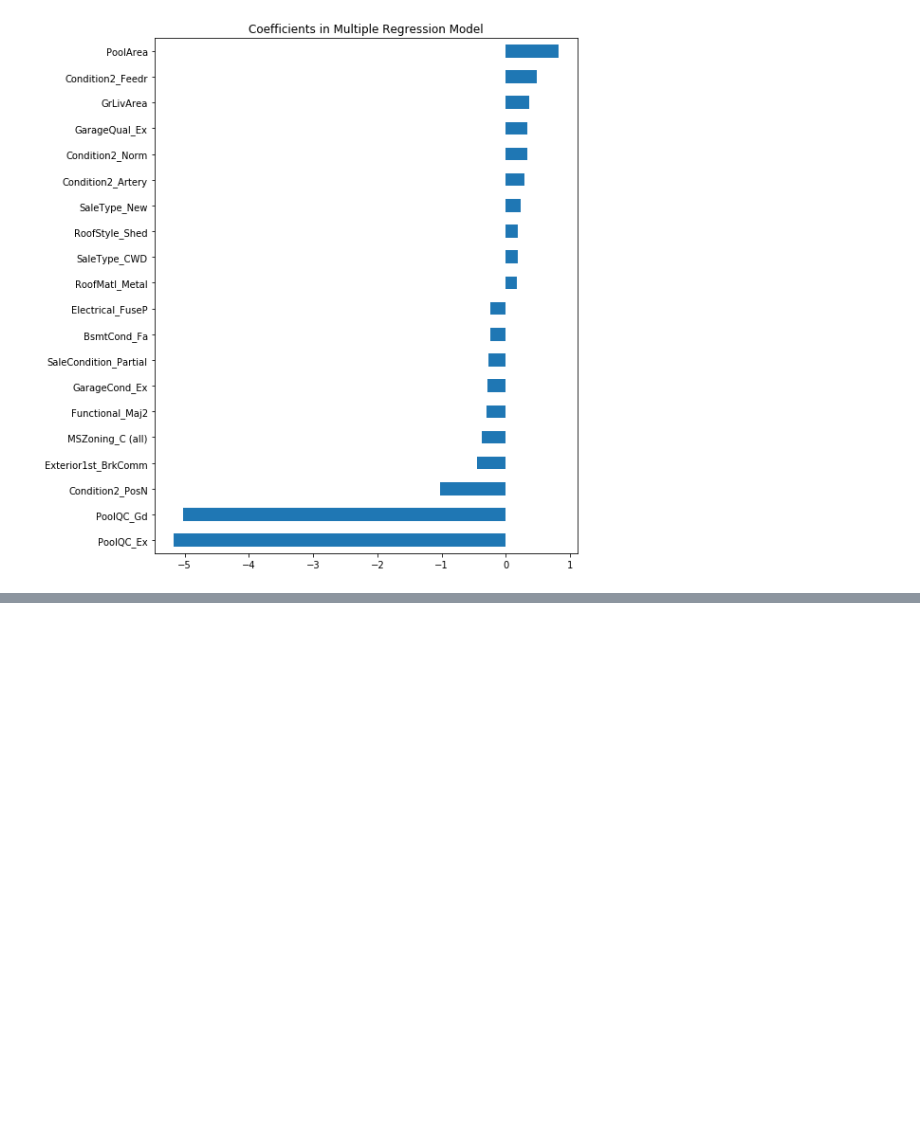
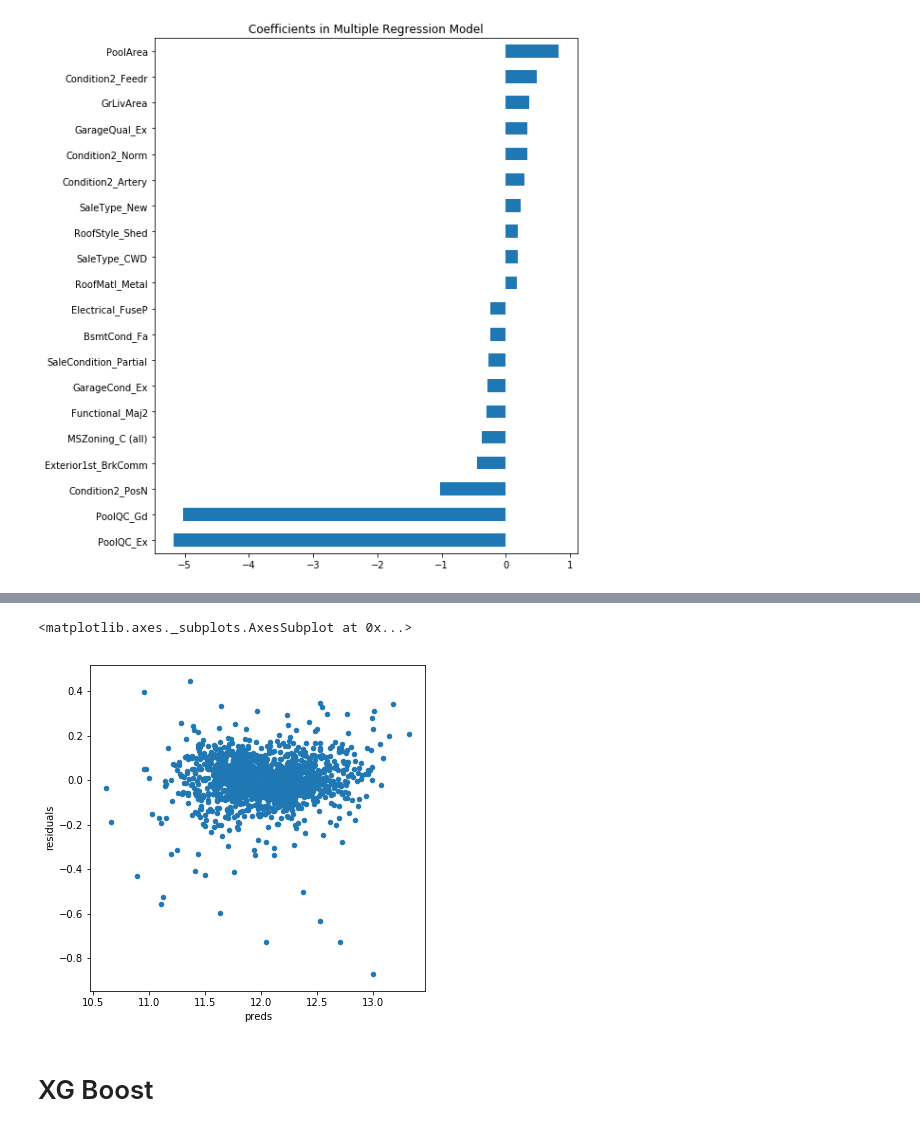
Before and after one commit to kevintaing86/House-Prices, a Jupyter notebook: house-price-notebook.ipynb, the cells around one changed output, grey strips where cells are left out. Drawn from its saved outputs; the diff is of its cells as text; code cells hidden in the pictures; blank space fills up the shorter version.

```diff
--- a/house-price-notebook.ipynb
+++ b/house-price-notebook.ipynb
@@ -164,0 +191,16 @@ plt.title("Coefficients in Multiple Regression Model")
+# %%
+#log transform the target:
+train["SalePrice"] = np.log1p(train["SalePrice"])
+
+#log transform skewed numeric features:
+numeric_feats = all_data.dtypes[all_data.dtypes != "object"].index
+
+skewed_feats = train[numeric_feats].apply(lambda x: skew(x.dropna())) #compute skewness
+skewed_feats = skewed_feats[skewed_feats > 0.75]
+skewed_feats = skewed_feats.index
+
+all_data[skewed_feats] = np.log1p(all_data[skewed_feats])
+all_data = pd.get_dummies(all_data)
+
+#filling NA's with the mean of the column:
+all_data = all_data.fillna(all_data.mean())
@@ -164,0 +234,12 @@ plt.title("Coefficients in Multiple Regression Model")
+# %%
+#let's look at the residuals as well:
+matplotlib.rcParams['figure.figsize'] = (6.0, 6.0)
+
+preds = pd.DataFrame({"preds":model_lasso.predict(X_train), "true":y})
+preds["residuals"] = preds["true"] - preds["preds"]
+preds.plot(x = "preds", y = "residuals",kind = "scatter")
+# %% [output]
+<matplotlib.axes._subplots.AxesSubplot at 0x...>
+[figure, added]
+# %% [markdown]
+# XG Boost
```
Also changed, not shown: parts of 14 cells of this notebook.
